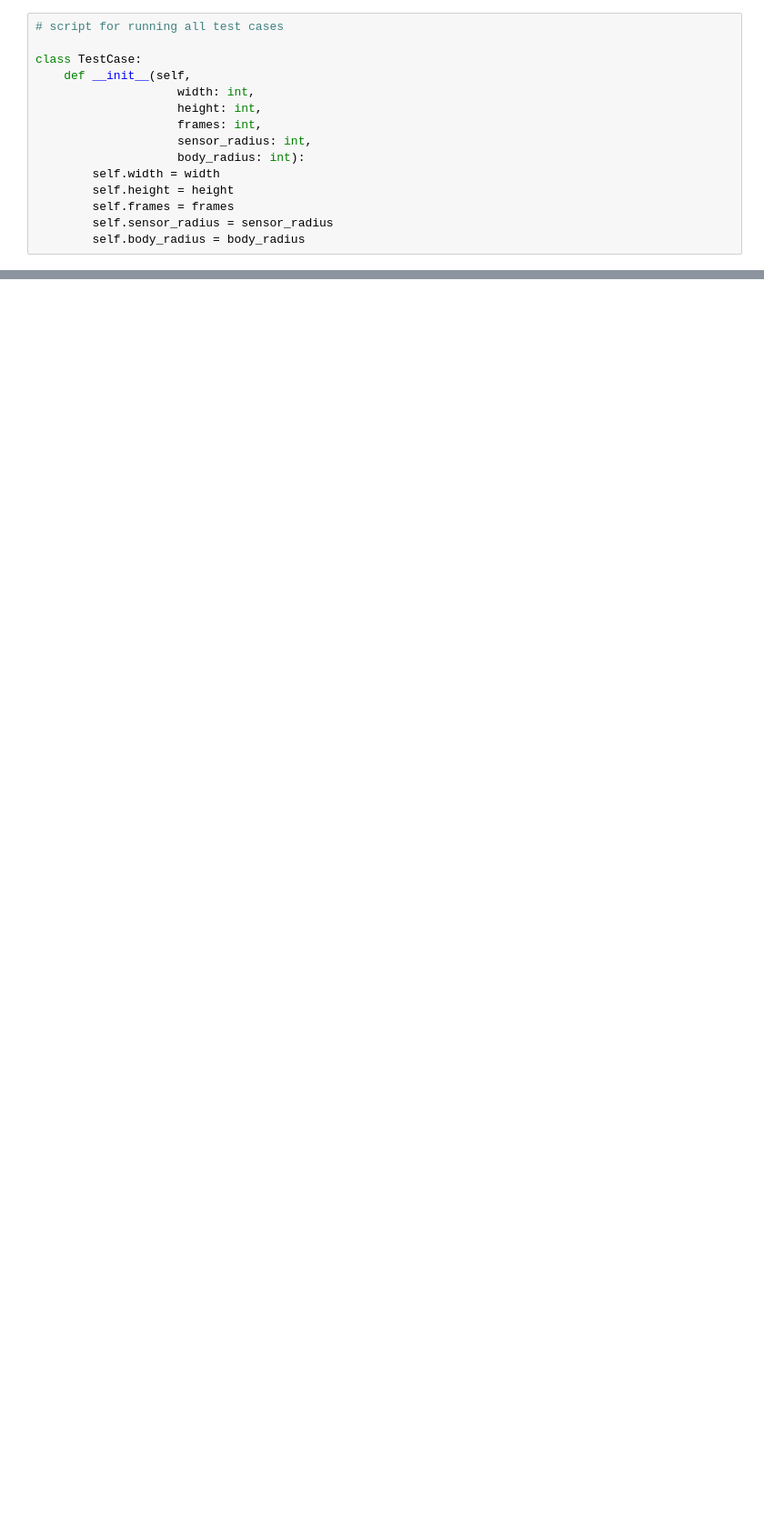
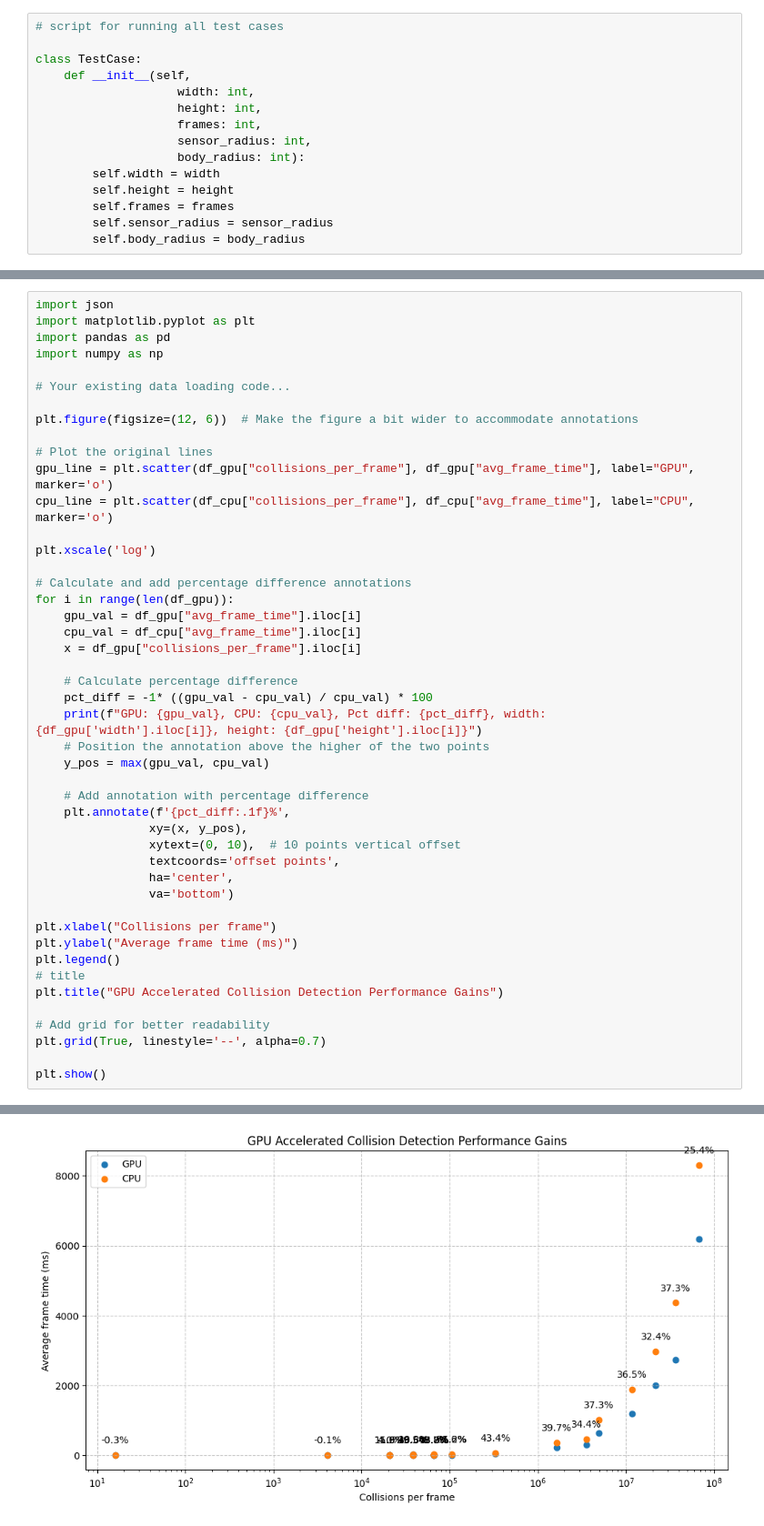
Before and after one commit to Sheldonfrith/gpu_collision_detection_bevy, a Jupyter notebook: script.ipynb, the cells around one changed output, grey strips where cells are left out. Shown: that part at 91% size. Cells and saved outputs as stored; diff of their text form; blank space fills up the shorter version.

Commit message:
Running systematic performance tests

```diff
--- a/script.ipynb
+++ b/script.ipynb
@@ -83,0 +293,47 @@ test_cases = [
+# %%
+import json
+import matplotlib.pyplot as plt
+import pandas as pd
+import numpy as np
+
+# Your existing data loading code...
+
+plt.figure(figsize=(12, 6))  # Make the figure a bit wider to accommodate annotations
+
+# Plot the original lines
+gpu_line = plt.scatter(df_gpu["collisions_per_frame"], df_gpu["avg_frame_time"], label="GPU", marker='o')
+cpu_line = plt.scatter(df_cpu["collisions_per_frame"], df_cpu["avg_frame_time"], label="CPU", marker='o')
+
+plt.xscale('log')
+
+# Calculate and add percentage difference annotations
+for i in range(len(df_gpu)):
+    gpu_val = df_gpu["avg_frame_time"].iloc[i]
+    cpu_val = df_cpu["avg_frame_time"].iloc[i]
+    x = df_gpu["collisions_per_frame"].iloc[i]
+
+    # Calculate percentage difference
+    pct_diff = -1* ((gpu_val - cpu_val) / cpu_val) * 100
+    print(f"GPU: {gpu_val}, CPU: {cpu_val}, Pct diff: {pct_diff}, width: {df_gpu['width'].iloc[i]}, height: {df_gpu['height'].iloc[i]}")
+    # Position the annotation above the higher of the two points
+    y_pos = max(gpu_val, cpu_val)
+
+    # Add annotation with percentage difference
+    plt.annotate(f'{pct_diff:.1f}%',
+                xy=(x, y_pos),
+                xytext=(0, 10),  # 10 points vertical offset
+                textcoords='offset points',
+                ha='center',
+                va='bottom')
+
+plt.xlabel("Collisions per frame")
+plt.ylabel("Average frame time (ms)")
+plt.legend()
+# title
+plt.title("GPU Accelerated Collision Detection Performance Gains")
+
+# Add grid for better readability
+plt.grid(True, linestyle='--', alpha=0.7)
+
+plt.show()
+# %% [output]
@@ -83,0 +357 @@ test_cases = [
+[figure, added]
```
Also changed, not shown: parts of 6 cells of this notebook, 5 other files.
